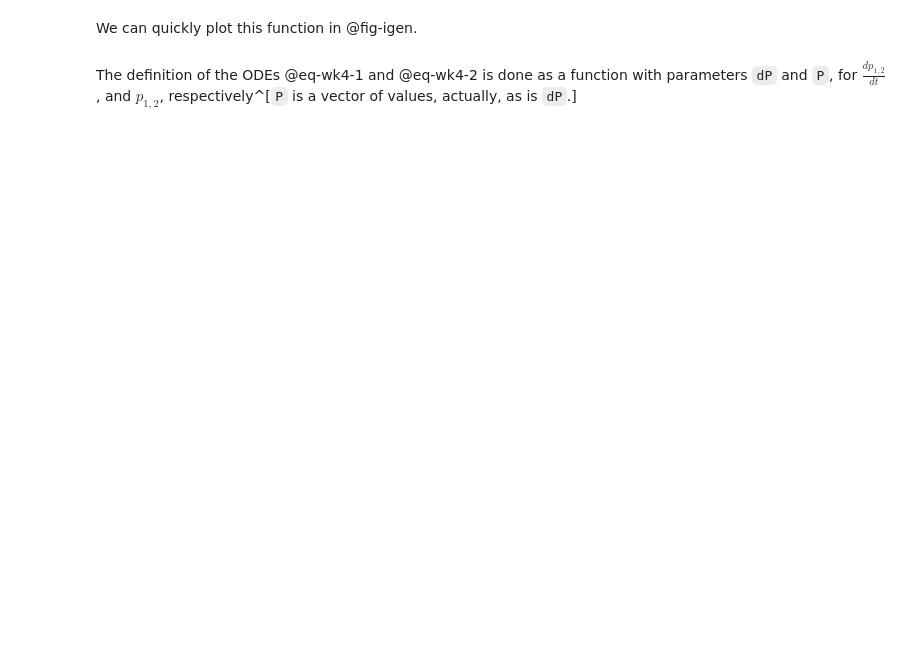
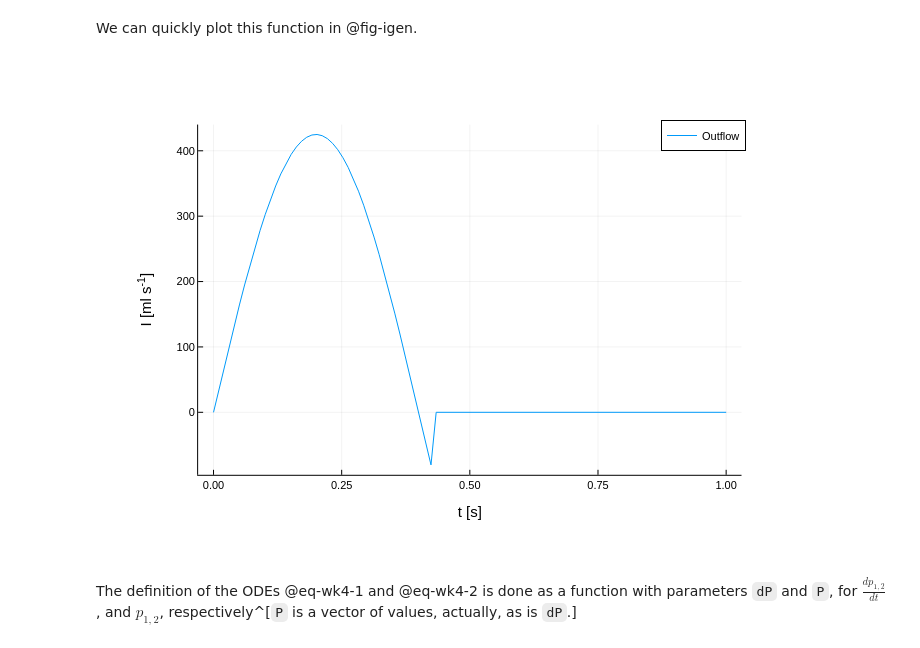
Before and after one commit to TS-CUBED/JuliaForEngStudents, a Jupyter notebook: ODEsolver.ipynb, the cells around one changed output. Saved outputs shown, nothing was run; the diff lists cells and outputs as text; code cells hidden in the pictures; blank space fills up the shorter version.

```diff
--- a/ODEsolver.ipynb
+++ b/ODEsolver.ipynb
@@ -87,11 +92,13 @@ We can quickly plot this function in @fig-igen.
 # %%
 #| label: fig-igen
 #| fig-cap: 'Generic waveform, representing ejection of blood from left ventricle in the aorta, including dicrotic notch (backflow at valve closure).'
 
 plotTime = LinRange(0,1,100)
 
 plot(plotTime, I.(plotTime),
-     xlabel = "t [s]", ylabel = "I [ml/s]", label = "Outflow")
+     xlabel = "t [s]", ylabel = "I [ml s<sup>-1</sup>]", label = "Outflow")
+# %% [output]
+[figure, added]
 # %% [markdown]
 The definition of the ODEs @eq-wk4-1 and @eq-wk4-2 is done as a function with parameters `dP` and `P`, for $\frac{d p_{1,2}}{d t}$, and $p_{1,2}$, respectively^[`P` is a vector of values, actually, as is `dP`.]
 # %%
```
Also changed, not shown: parts of 8 cells of this notebook, 37 other files.
